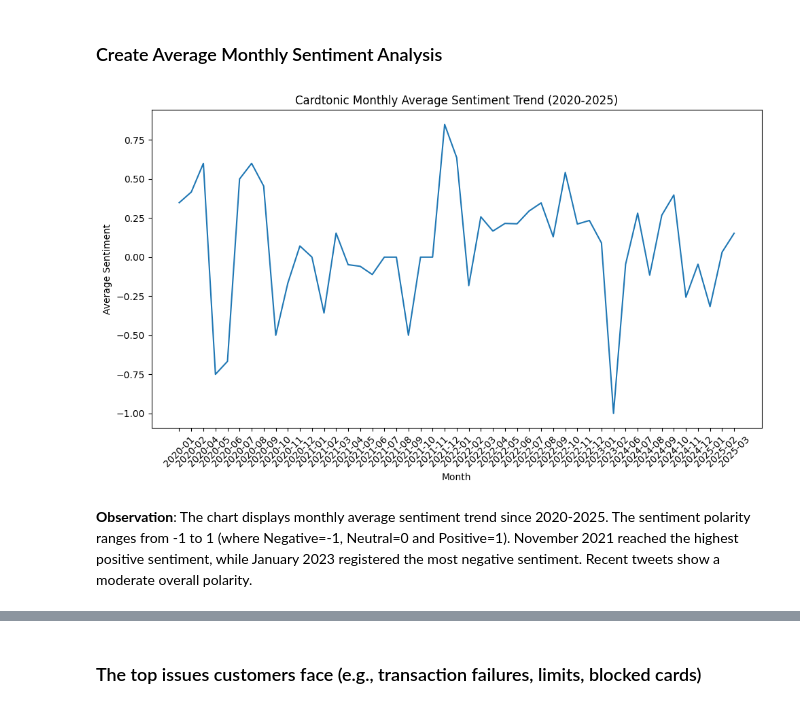
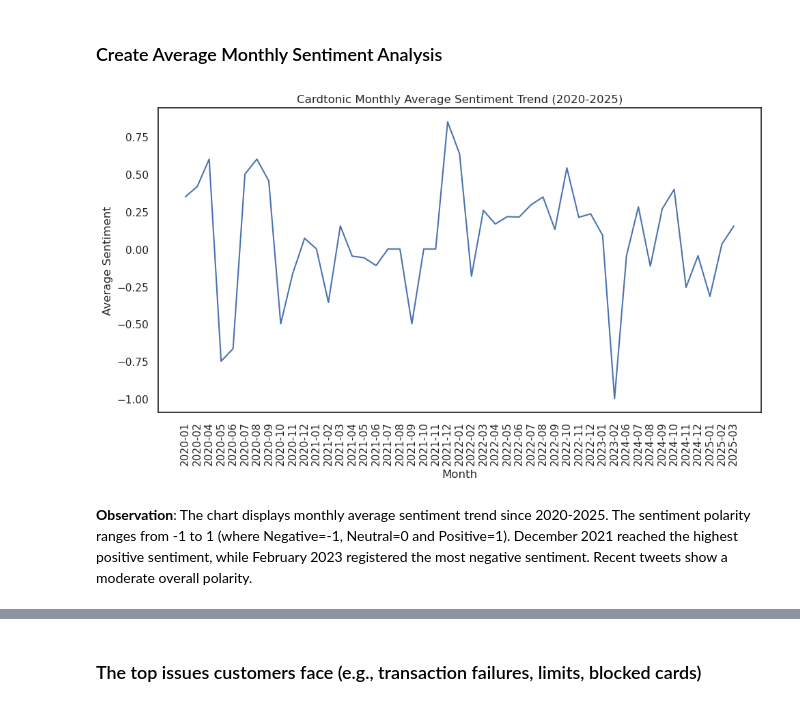
Before and after one commit to Anelawrence/Twitter-Sentiment-Analysis-Virtual-Cards, a Jupyter notebook: cardtonic_twitter_sentiment_analysis.ipynb, the cells around one changed output, grey strips where cells are left out. Cells and saved outputs as stored; diff of their text form; code cells hidden in the pictures.

```diff
--- a/cardtonic_twitter_sentiment_analysis.ipynb
+++ b/cardtonic_twitter_sentiment_analysis.ipynb
@@ -282,5 +271,5 @@ tweets_df[['date', 'sentiment', 'confidence', 'polarity','tweet']].head()
 # %% [markdown]
 ## Data Visualization and Exploratory
 # %%
-tweets_df = pd.read_csv('analyzed_tweets.csv')
+tweets_df = pd.read_csv('/home/anelawrence/cardtonic_data/analyzed_tweets.csv')
 # %%
@@ -354,26 +344,26 @@ plt.imshow(wc, interpolation = "bilinear")
 # %%
 # Extract month-year and group by it
 
 tweets_df["date"] = pd.to_datetime(tweets_df["date"])
 
 # This creates a new column in 'YYYY-MM' format
 tweets_df['month_year'] = tweets_df['date'].dt.to_period('M').astype(str)
 # Group by month and compute the average sentiment for each month
 monthly_sentiment = tweets_df.groupby('month_year')['polarity'].mean().reset_index()
 
 # Create a figure and axis
 fig, ax = plt.subplots(figsize=(10, 6))
 
 # Plot the monthly trend using Seaborn
 sns.lineplot(data=monthly_sentiment, x='month_year', y='polarity', ax=ax)
 plt.title('Cardtonic Monthly Average Sentiment Trend (2020-2025)')
 plt.xlabel('Month')
 plt.ylabel('Average Sentiment')
 
-plt.xticks(rotation=45)  # Rotate x labels for readability
+plt.xticks(rotation=90)  # Rotate x labels for readability
 plt.tight_layout()      # Adjust layout if necessary
 plt.show()
 # %% [output]
-[figure, old version]
+[figure, new version]
 # %% [markdown]
-**Observation**: The chart displays monthly average sentiment trend since 2020-2025. The sentiment polarity ranges from -1 to 1 (where Negative=-1, Neutral=0 and Positive=1). November 2021 reached the highest positive sentiment, while January 2023 registered the most negative sentiment. Recent tweets show a moderate overall polarity.
+**Observation**: The chart displays monthly average sentiment trend since 2020-2025. The sentiment polarity ranges from -1 to 1 (where Negative=-1, Neutral=0 and Positive=1). December 2021 reached the highest positive sentiment, while February 2023 registered the most negative sentiment. Recent tweets show a moderate overall polarity.
```
Also changed, not shown: parts of 16 cells of this notebook, 16 other files.
